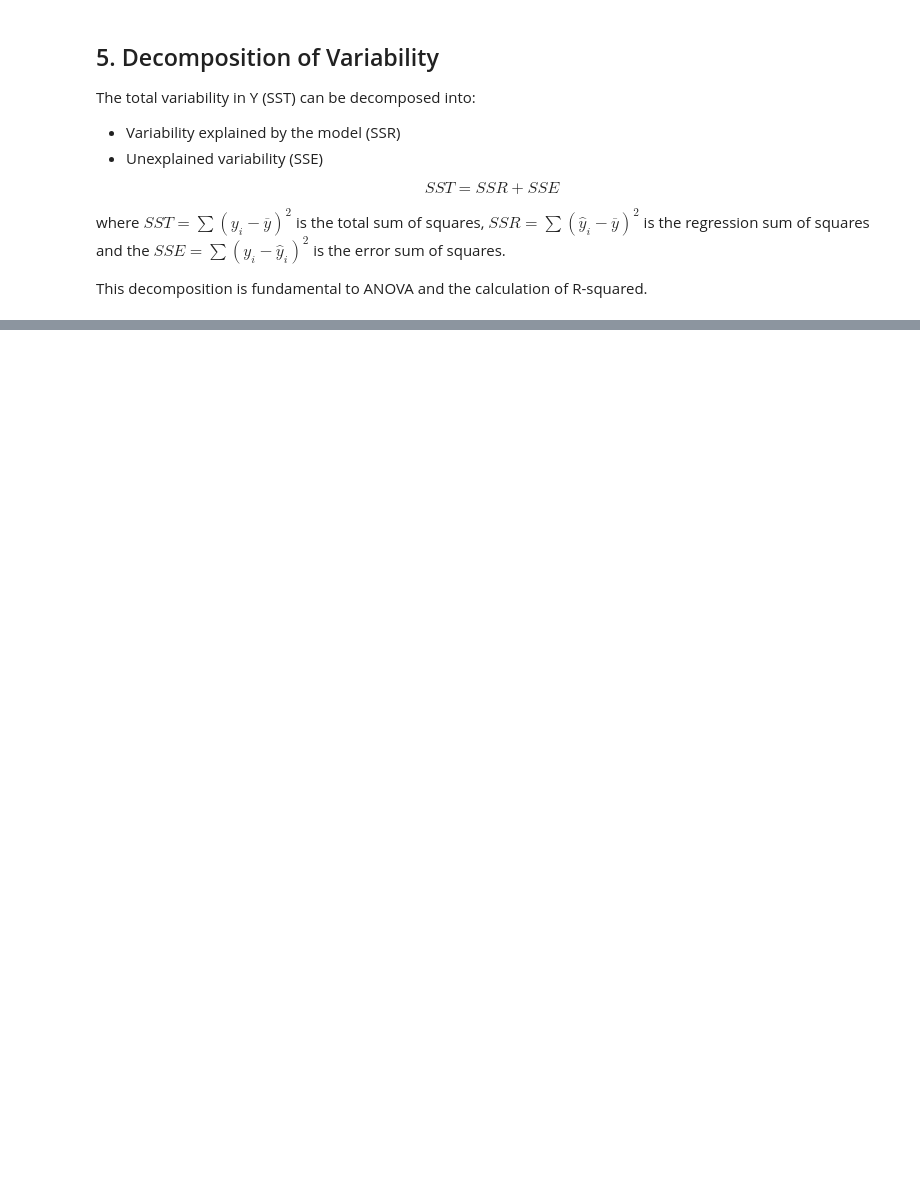
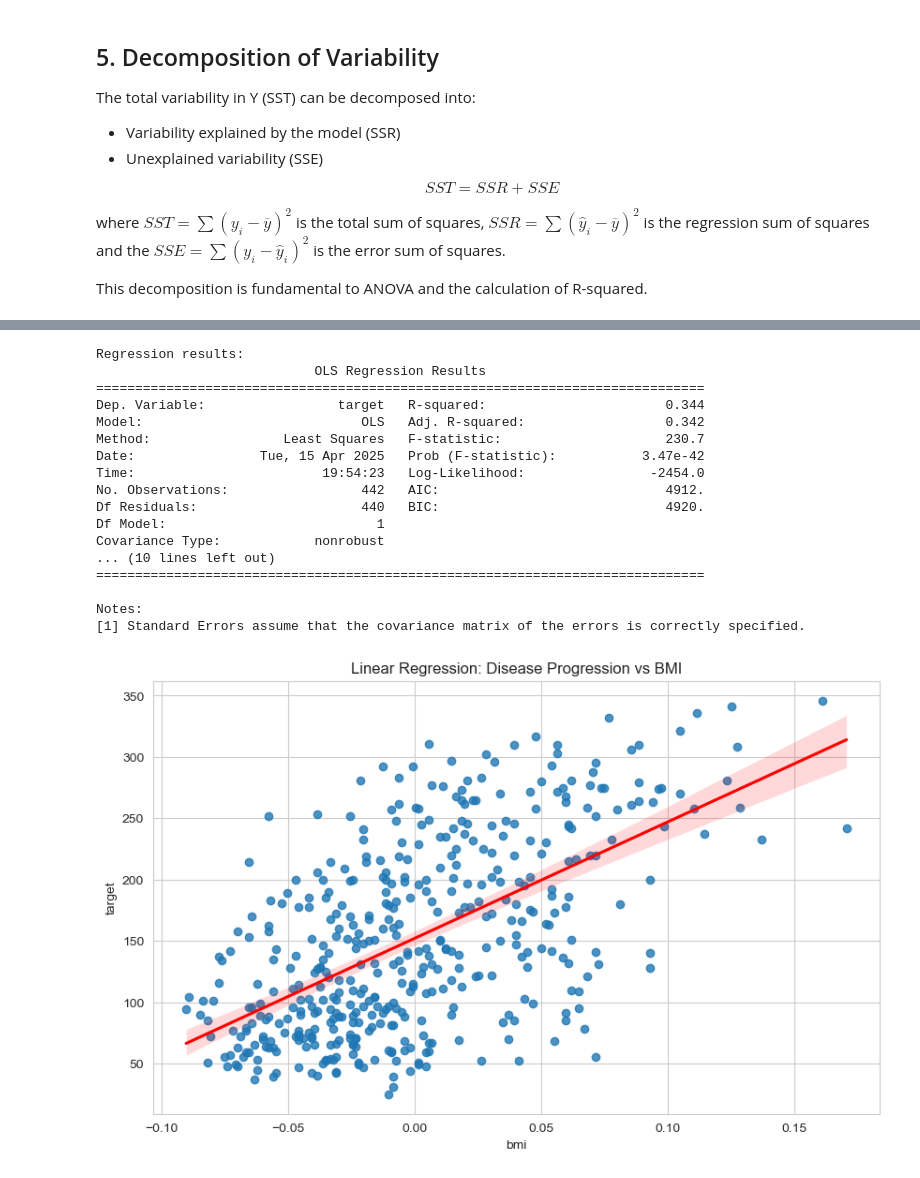
Before and after one commit to H0wl3r2001/DataScientist_AdvancedStatisticalMethods, a Jupyter notebook: LinearRegression.ipynb, the cells around one changed output, grey strips where cells are left out. Drawn from its saved outputs; the diff is of its cells as text; code cells hidden in the pictures; blank space fills up the shorter version.

```diff
--- a/LinearRegression.ipynb
+++ b/LinearRegression.ipynb
@@ -179,0 +259,9 @@ This decomposition is fundamental to ANOVA and the calculation of R-squared.
+# %%
+data = load_diabetes()
+df = pd.DataFrame(data.data, columns=data.feature_names)
+df['target'] = data.target
+
+# Explore the data
+print(df.head())
+print("\nData description:")
+print(df.describe())
@@ -179,0 +286,29 @@ This decomposition is fundamental to ANOVA and the calculation of R-squared.
+# %%
+# Let's model disease progression (target) as a function of BMI
+model = ols('target ~ bmi', data=df).fit()
+print("\nRegression results:")
+print(model.summary())
+
+# Plot
+sns.regplot(x='bmi', y='target', data=df, line_kws={'color': 'red'})
+plt.title('Linear Regression: Disease Progression vs BMI')
+plt.show()
+# %% [output]
+Regression results:
+                            OLS Regression Results
+==============================================================================
+Dep. Variable:                 target   R-squared:                       0.344
+Model:                            OLS   Adj. R-squared:                  0.342
+Method:                 Least Squares   F-statistic:                     230.7
+Date:                Tue, 15 Apr 2025   Prob (F-statistic):           3.47e-42
+Time:                        19:54:23   Log-Likelihood:                -2454.0
+No. Observations:                 442   AIC:                             4912.
+Df Residuals:                     440   BIC:                             4920.
+Df Model:                           1
+Covariance Type:            nonrobust
+... (10 lines left out)
+==============================================================================
+
+Notes:
+[1] Standard Errors assume that the covariance matrix of the errors is correctly specified.
+[figure, added]
```
Also changed, not shown: parts of 10 cells of this notebook.
